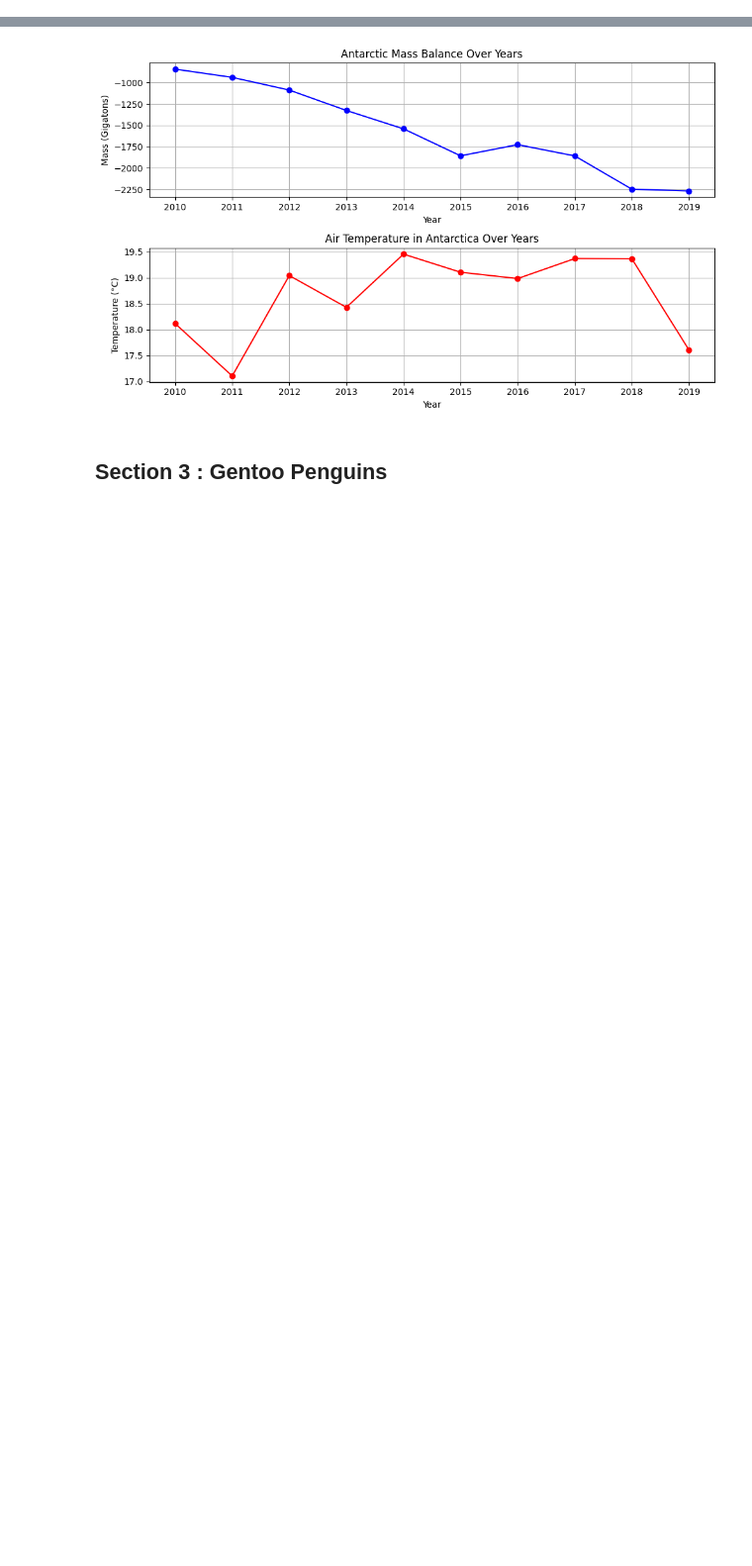
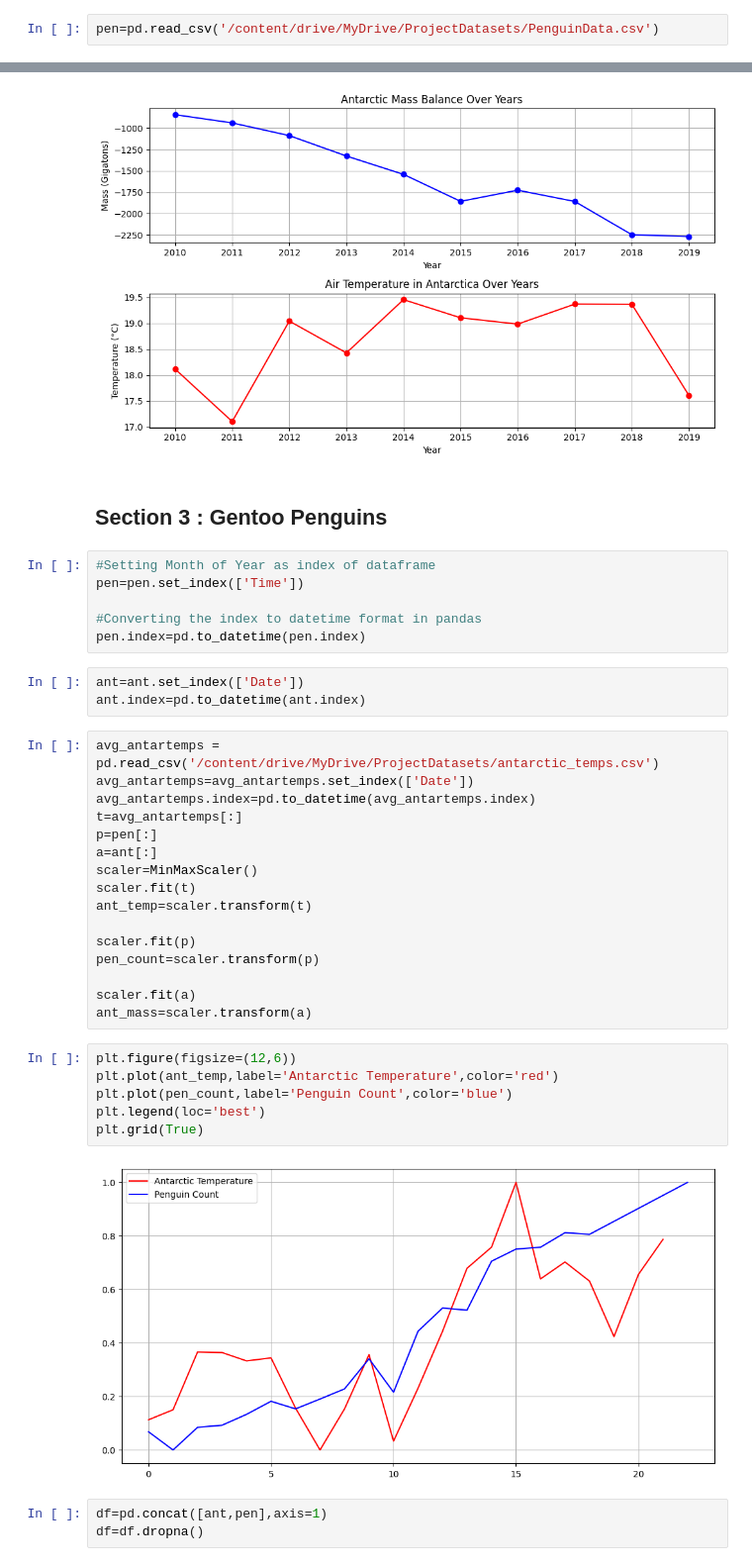
Before and after one commit to ACM40960/project-mohitjain904, a Jupyter notebook: Python Files/Antarctica.ipynb, the cells around one changed output, grey strips where cells are left out. Shown at 99% size. Drawn from its saved outputs; the diff is of its cells as text; blank space fills up the shorter version.

```diff
--- a/Python Files/Antarctica.ipynb
+++ b/Python Files/Antarctica.ipynb
@@ -65,0 +68,2 @@ data.head(10)
+# %%
+pen=pd.read_csv('/content/drive/MyDrive/ProjectDatasets/PenguinData.csv')
@@ -664,3 +708,39 @@ plt.show()
 [figure]
 # %% [markdown]
 ## Section 3 : Gentoo Penguins
+# %%
+#Setting Month of Year as index of dataframe
+pen=pen.set_index(['Time'])
+
+#Converting the index to datetime format in pandas
+pen.index=pd.to_datetime(pen.index)
+# %%
+ant=ant.set_index(['Date'])
+ant.index=pd.to_datetime(ant.index)
+# %%
+avg_antartemps = pd.read_csv('/content/drive/MyDrive/ProjectDatasets/antarctic_temps.csv')
+avg_antartemps=avg_antartemps.set_index(['Date'])
+avg_antartemps.index=pd.to_datetime(avg_antartemps.index)
+t=avg_antartemps[:]
+p=pen[:]
+a=ant[:]
+scaler=MinMaxScaler()
+scaler.fit(t)
+ant_temp=scaler.transform(t)
+
+scaler.fit(p)
+pen_count=scaler.transform(p)
+
+scaler.fit(a)
+ant_mass=scaler.transform(a)
+# %%
+plt.figure(figsize=(12,6))
+plt.plot(ant_temp,label='Antarctic Temperature',color='red')
+plt.plot(pen_count,label='Penguin Count',color='blue')
+plt.legend(loc='best')
+plt.grid(True)
+# %% [output]
+[figure, added]
+# %%
+df=pd.concat([ant,pen],axis=1)
+df=df.dropna()
```
Also changed, not shown: parts of 24 cells of this notebook, 2 other files.
